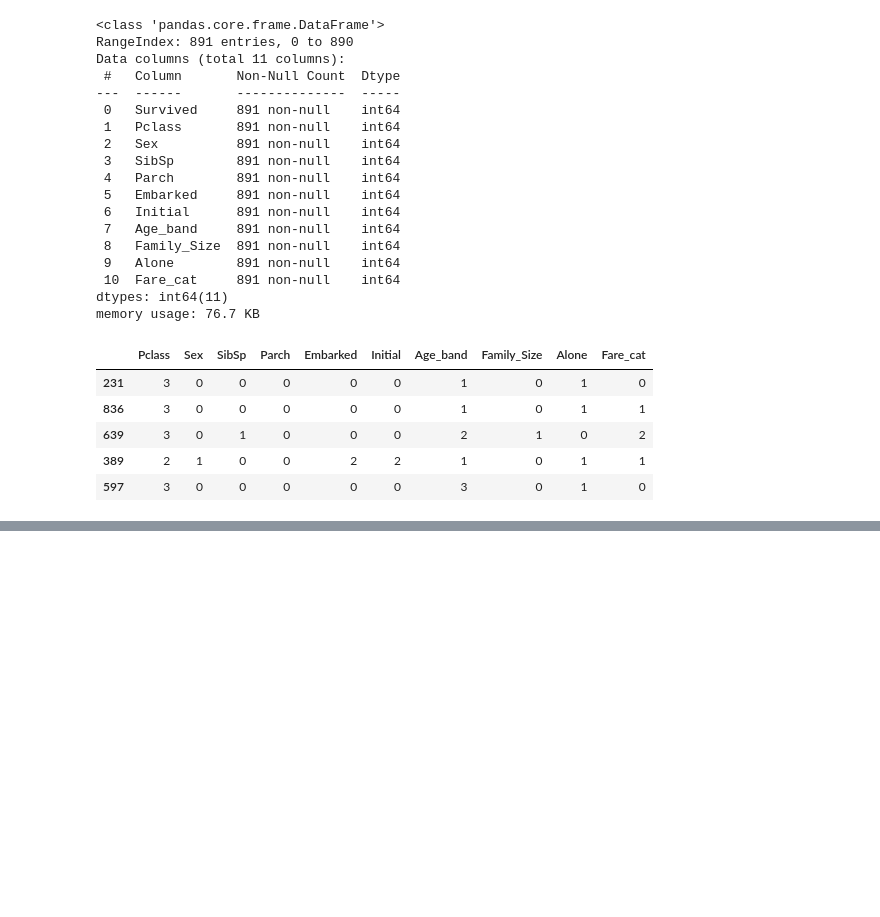
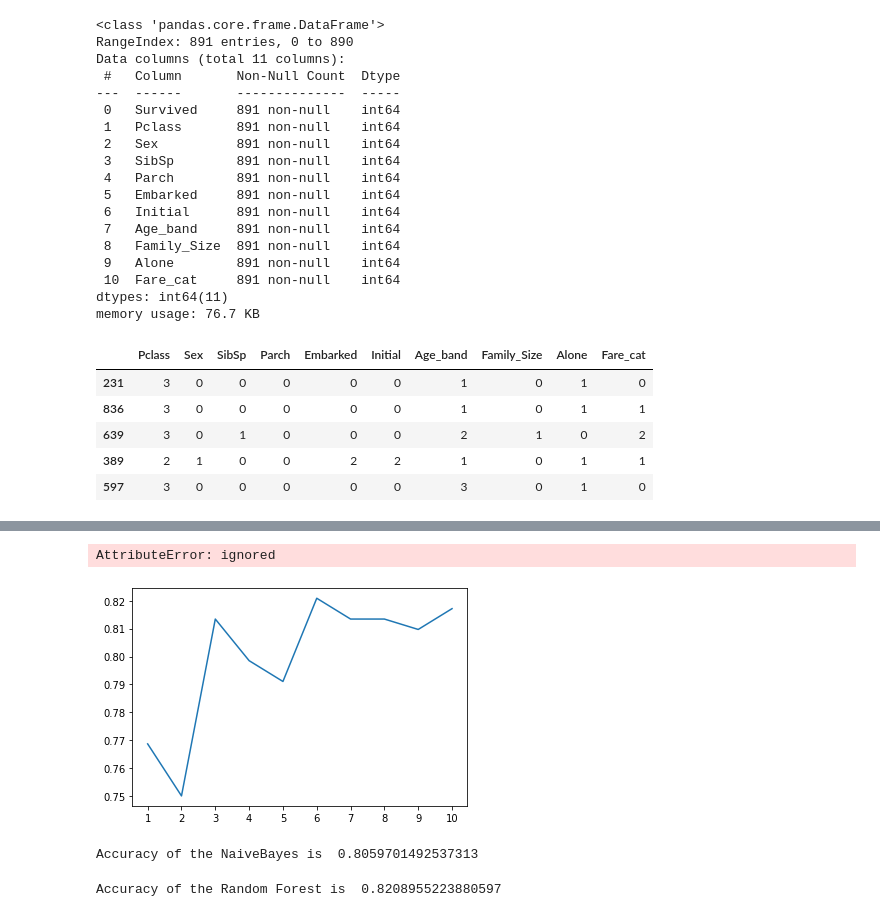
Before and after one commit to ramsoi53/ramsoi, a Jupyter notebook: My_Titanic_ver2.ipynb, the cells around one changed output, grey strips where cells are left out. Drawn from its saved outputs; the diff is of its cells as text; code cells hidden in the pictures; blank space fills up the shorter version.

```diff
--- a/My_Titanic_ver2.ipynb
+++ b/My_Titanic_ver2.ipynb
@@ -443,0 +491,35 @@ train_Y.head()
+# %%
+a_index = list(range(1,11))
+a = pd.Series()
+# x=[0,1,2,3,4,5,6,7,8,9,10]
+
+for i in list(range(1,11)):
+  model = KNeighborsClassifier(n_neighbors=i)
+  model.fit(train_X, train_Y)
+  prediction = model.predict(test_X)
+  a = a.append(pd.Series(metrics.accuracy_score(prediction, test_Y)))
+
+plt.plot(a_index, a)
+plt.xticks(range(1,11))
+fig=plt.gcf
+fig.set_size_inches(12,6)
+plt.show()
+print('Accuracy of different values of n are : ', a.values, 'with the max value as', a.values.max())
+# %% [output]
+AttributeError: ignored
+[figure, added]
+# %%
+model = GaussianNB()
+model.fit(train_X, train_Y)
+prediction6 = model.predict(test_X)
+print('Accuracy of the NaiveBayes is ',metrics.accuracy_score(prediction6,test_Y))
+# %% [output]
+Accuracy of the NaiveBayes is  0.8059701492537313
+# %%
+#RandomForest
+model=RandomForestClassifier(n_estimators=100)
+model.fit(train_X,train_Y)
+prediction7=model.predict(test_X)
+print('Accuracy of the Random Forest is ',metrics.accuracy_score(prediction7,test_Y))
+# %% [output]
+Accuracy of the Random Forest is  0.8208955223880597
```
Also changed, not shown: parts of 10 cells of this notebook.
